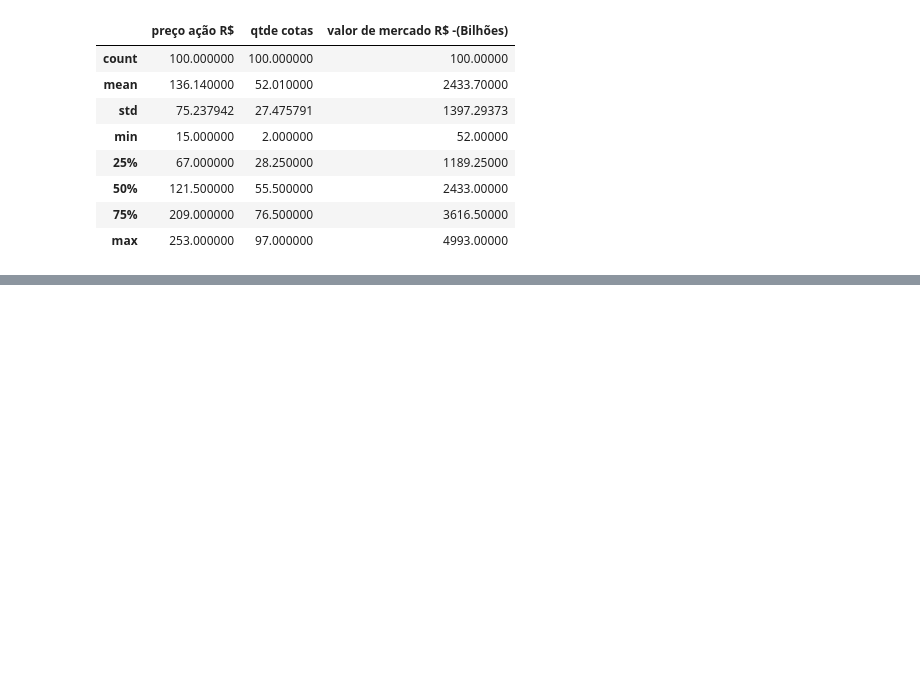
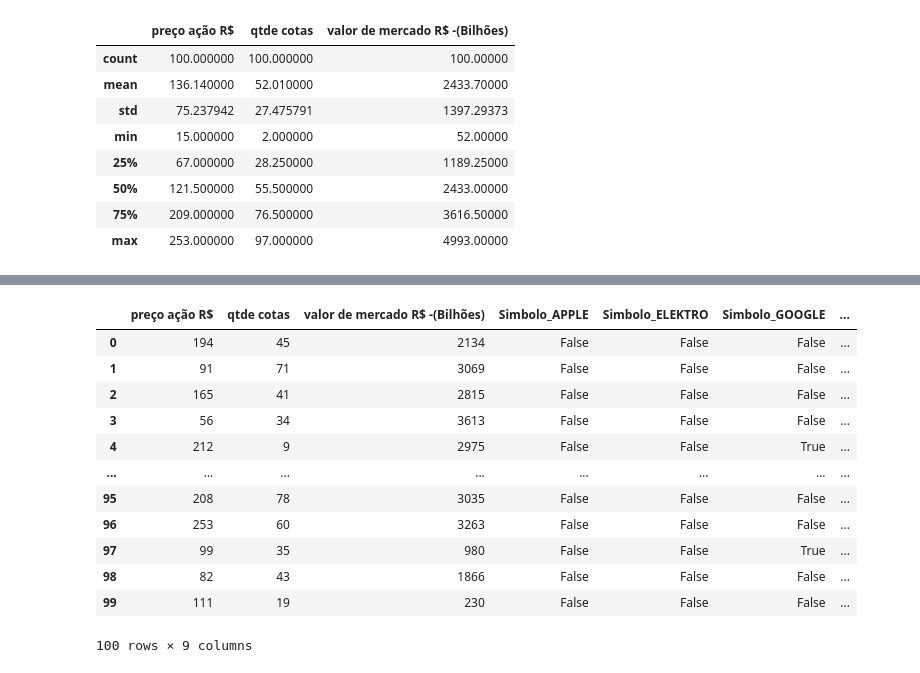
Before and after one commit to Godooih/IA, a Jupyter notebook: Somativa/Codigo/codigo.ipynb, the cells around one changed output, grey strips where cells are left out. Saved outputs shown, nothing was run; the diff lists cells and outputs as text; code cells hidden in the pictures; blank space fills up the shorter version.

```diff
--- a/Somativa/Codigo/codigo.ipynb
+++ b/Somativa/Codigo/codigo.ipynb
@@ -68,3 +95,19 @@ SSE 13903226.03373016
 labels = kmeans.labels_
 centroids = kmeans.cluster_centers_
+# %%
+dados_n
+# %% [output]
+|  | preço ação R$ | qtde cotas | valor de mercado R$ -(Bilhões) | Simbolo_APPLE | Simbolo_ELEKTRO | Simbolo_GOOGLE | ... |
+| 0 | 194 | 45 | 2134 | False | False | False | ... |
+| 1 | 91 | 71 | 3069 | False | False | False | ... |
+| 2 | 165 | 41 | 2815 | False | False | False | ... |
+| 3 | 56 | 34 | 3613 | False | False | False | ... |
+| 4 | 212 | 9 | 2975 | False | False | True | ... |
+| ... | ... | ... | ... | ... | ... | ... | ... |
+| 95 | 208 | 78 | 3035 | False | False | False | ... |
+| 96 | 253 | 60 | 3263 | False | False | False | ... |
+| 97 | 99 | 35 | 980 | False | False | True | ... |
+| 98 | 82 | 43 | 1866 | False | False | False | ... |
+| 99 | 111 | 19 | 230 | False | False | False | ... |
+100 rows × 9 columns
 # %%
```
Also changed, not shown: parts of 14 cells of this notebook.
